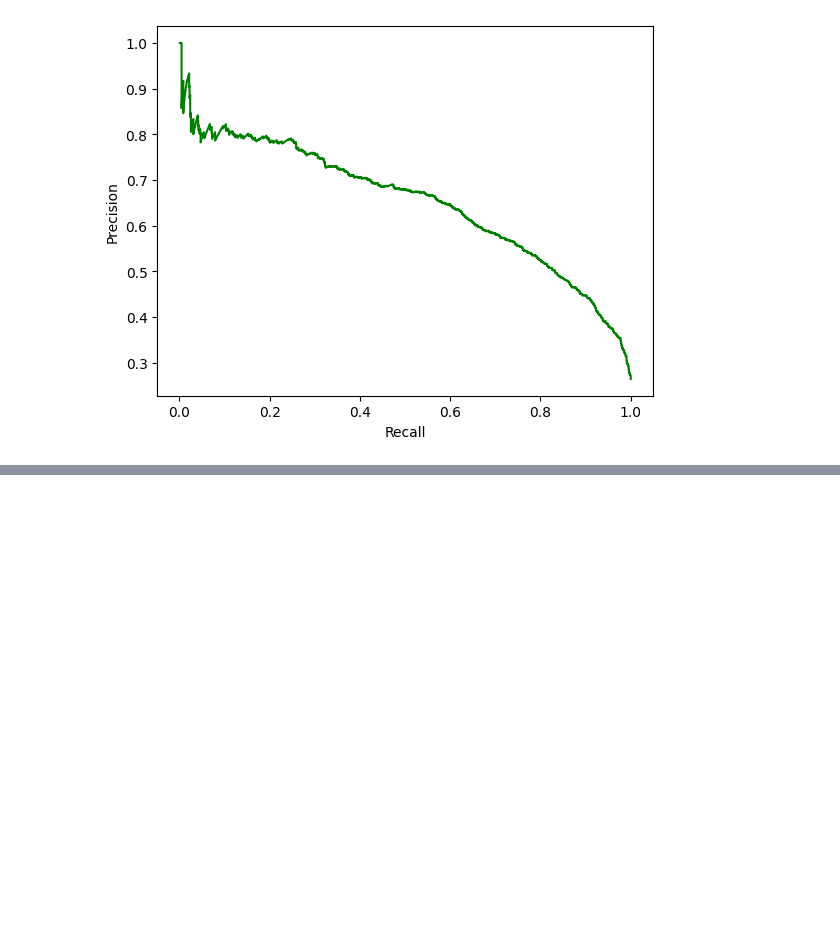
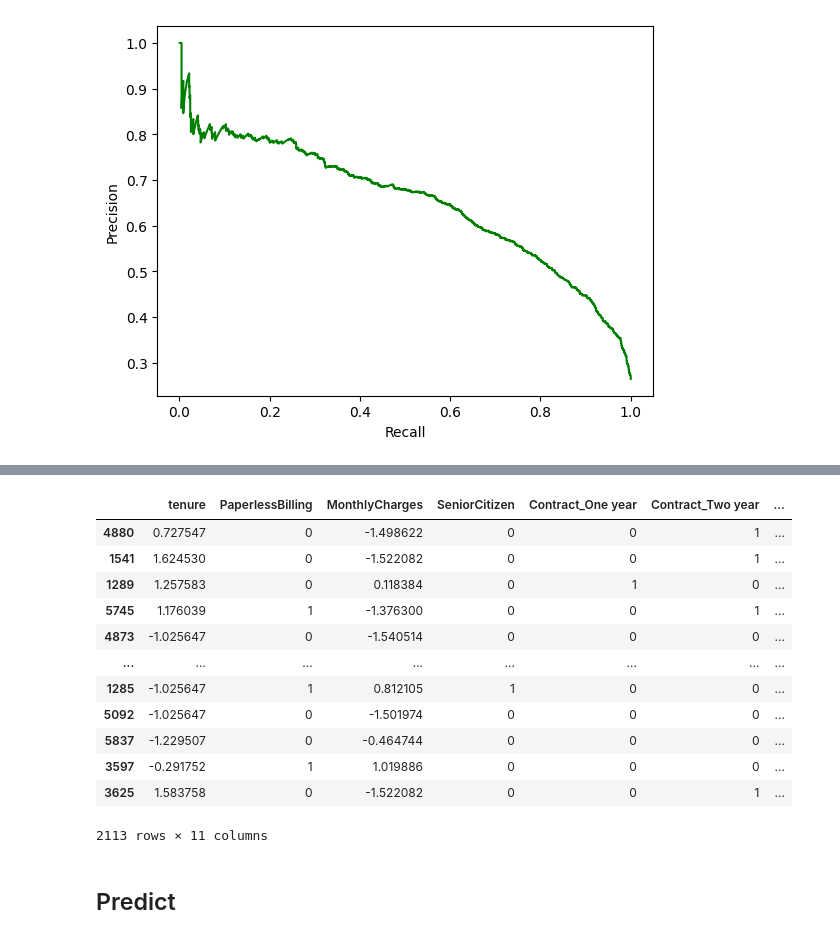
Before and after one commit to asa1997/CarPricePrediction, a Jupyter notebook: Telecom_Customer_Churn/Telecom_CustomerChurn.ipynb, the cells around one changed output, grey strips where cells are left out. Drawn from its saved outputs; the diff is of its cells as text; code cells hidden in the pictures; blank space fills up the shorter version.

```diff
--- a/Telecom_Customer_Churn/Telecom_CustomerChurn.ipynb
+++ b/Telecom_Customer_Churn/Telecom_CustomerChurn.ipynb
@@ -1088,0 +1125,20 @@ plt.show()
+# %%
+scaler = StandardScaler()
+X_test[['tenure', 'MonthlyCharges']] = scaler.fit_transform(X_test[['tenure', 'MonthlyCharges']])
+X_test
+# %% [output]
+|  | tenure | PaperlessBilling | MonthlyCharges | SeniorCitizen | Contract_One year | Contract_Two year | ... |
+| 4880 | 0.727547 | 0 | -1.498622 | 0 | 0 | 1 | ... |
+| 1541 | 1.624530 | 0 | -1.522082 | 0 | 0 | 1 | ... |
+| 1289 | 1.257583 | 0 | 0.118384 | 0 | 1 | 0 | ... |
+| 5745 | 1.176039 | 1 | -1.376300 | 0 | 0 | 1 | ... |
+| 4873 | -1.025647 | 0 | -1.540514 | 0 | 0 | 0 | ... |
+| ... | ... | ... | ... | ... | ... | ... | ... |
+| 1285 | -1.025647 | 1 | 0.812105 | 1 | 0 | 0 | ... |
+| 5092 | -1.025647 | 0 | -1.501974 | 0 | 0 | 0 | ... |
+| 5837 | -1.229507 | 0 | -0.464744 | 0 | 0 | 0 | ... |
+| 3597 | -0.291752 | 1 | 1.019886 | 0 | 0 | 0 | ... |
+| 3625 | 1.583758 | 0 | -1.522082 | 0 | 0 | 1 | ... |
+2113 rows × 11 columns
+# %% [markdown]
+## Predict
```
Also changed, not shown: parts of 15 cells of this notebook.
